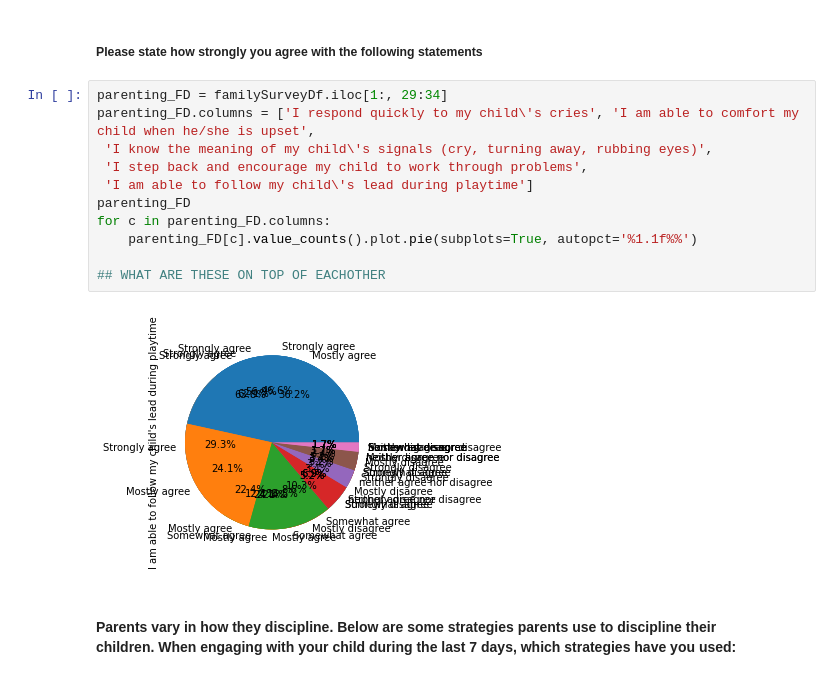
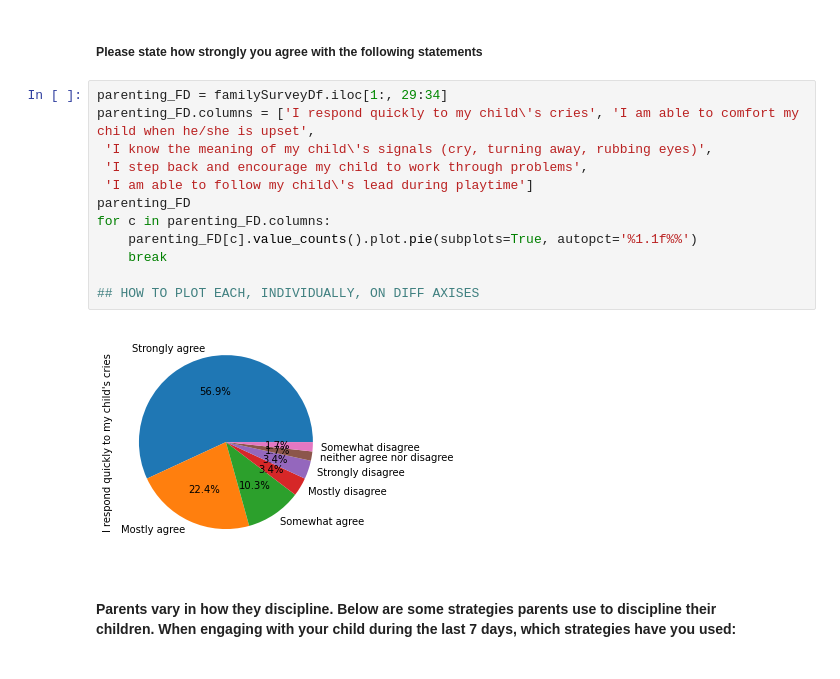
Before and after one commit to renarepenning/weplaynoladata, a Jupyter notebook: MilestoneTwo.ipynb, the cells around one changed output. Cells and saved outputs as stored; diff of their text form.

```diff
--- a/MilestoneTwo.ipynb
+++ b/MilestoneTwo.ipynb
@@ -144,16 +121,17 @@ daysActivitys_FD
 # %%
 parenting_FD = familySurveyDf.iloc[1:, 29:34]
 parenting_FD.columns = ['I respond quickly to my child\'s cries', 'I am able to comfort my child when he/she is upset',
  'I know the meaning of my child\'s signals (cry, turning away, rubbing eyes)',
  'I step back and encourage my child to work through problems',
  'I am able to follow my child\'s lead during playtime']
 parenting_FD
 for c in parenting_FD.columns:
     parenting_FD[c].value_counts().plot.pie(subplots=True, autopct='%1.1f%%')
+    break
 
-## WHAT ARE THESE ON TOP OF EACHOTHER
+## HOW TO PLOT EACH, INDIVIDUALLY, ON DIFF AXISES
 # %% [output]
-[figure, old version]
+[figure, new version]
 # %% [markdown]
 #### Parents vary in how they discipline. Below are some strategies parents use to discipline their children. When engaging with your child during the last 7 days, which strategies have you used:
 # %%
```
Also changed, not shown: parts of 13 cells of this notebook, 1 other file.
